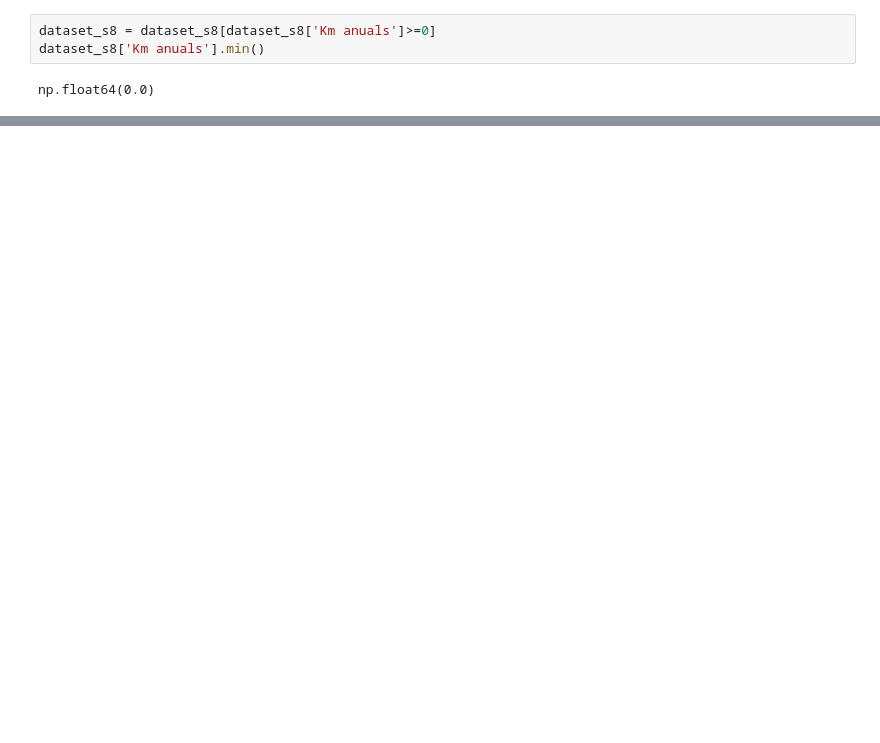
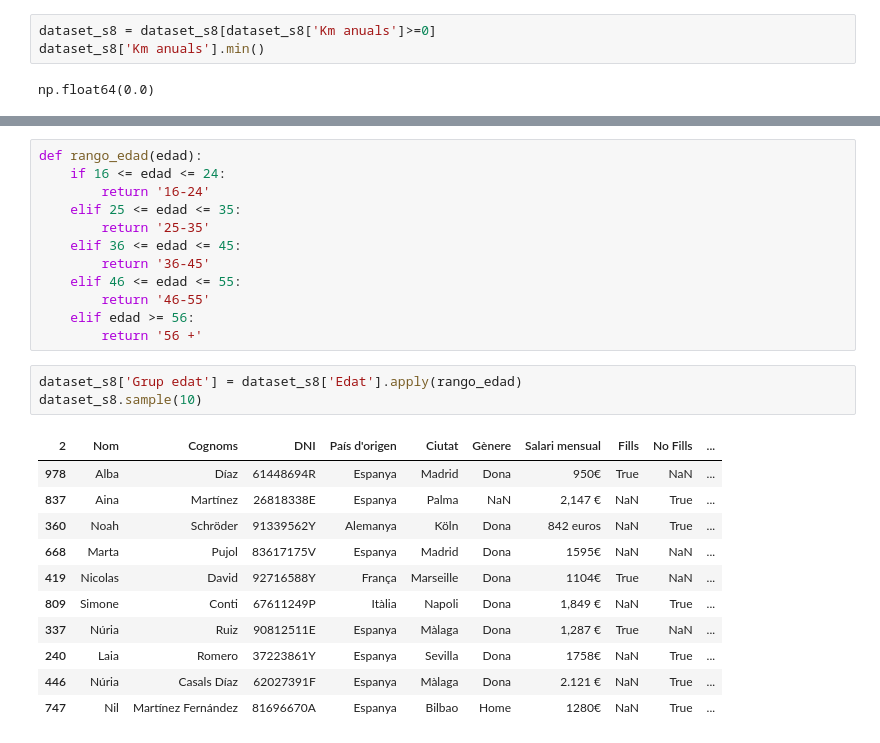
Before and after one commit to noelcarrionmatias/IT_Data, a Jupyter notebook: Especializacion/8_Sprint/ejercicios_s8.ipynb, the cells around one changed output, grey strips where cells are left out. Cells and saved outputs as stored; diff of their text form; blank space fills up the shorter version.

```diff
--- a/Especializacion/8_Sprint/ejercicios_s8.ipynb
+++ b/Especializacion/8_Sprint/ejercicios_s8.ipynb
@@ -957,0 +1108,27 @@ np.float64(0.0)
+# %%
+def rango_edad(edad):
+    if 16 <= edad <= 24:
+        return '16-24'
+    elif 25 <= edad <= 35:
+        return '25-35'
+    elif 36 <= edad <= 45:
+        return '36-45'
+    elif 46 <= edad <= 55:
+        return '46-55'
+    elif edad >= 56:
+        return '56 +'
+# %%
+dataset_s8['Grup edat'] = dataset_s8['Edat'].apply(rango_edad)
+dataset_s8.sample(10)
+# %% [output]
+| 2 | Nom | Cognoms | DNI | País d'origen | Ciutat | Gènere | Salari mensual | Fills | No Fills | ... |
+| 978 | Alba | Díaz | 61448694R | Espanya | Madrid | Dona | 950€ | True | NaN | ... |
+| 837 | Aina | Martínez | 26818338E | Espanya | Palma | NaN | 2,147 € | NaN | True | ... |
+| 360 | Noah | Schröder | 91339562Y | Alemanya | Köln | Dona | 842 euros | NaN | True | ... |
+| 668 | Marta | Pujol | 83617175V | Espanya | Madrid | Dona | 1595€ | NaN | NaN | ... |
+| 419 | Nicolas | David | 92716588Y | França | Marseille | Dona | 1104€ | True | NaN | ... |
+| 809 | Simone | Conti | 67611249P | Itàlia | Napoli | Dona | 1,849 € | NaN | True | ... |
+| 337 | Núria | Ruiz | 90812511E | Espanya | Màlaga | Dona | 1,287 € | True | NaN | ... |
+| 240 | Laia | Romero | 37223861Y | Espanya | Sevilla | Dona | 1758€ | NaN | True | ... |
+| 446 | Núria | Casals Díaz | 62027391F | Espanya | Màlaga | Dona | 2.121 € | NaN | True | ... |
+| 747 | Nil | Martínez Fernández | 81696670A | Espanya | Bilbao | Home | 1280€ | NaN | True | ... |
```
Also changed, not shown: parts of 48 cells of this notebook.
